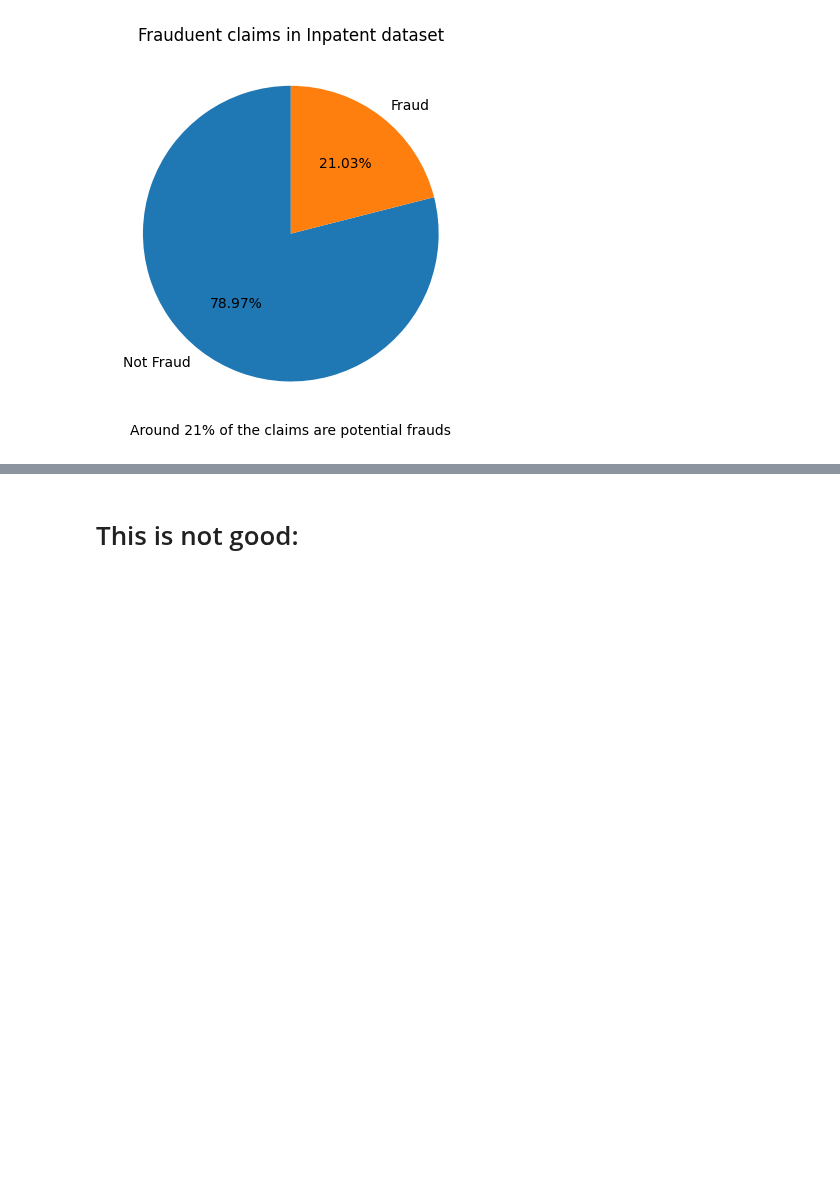
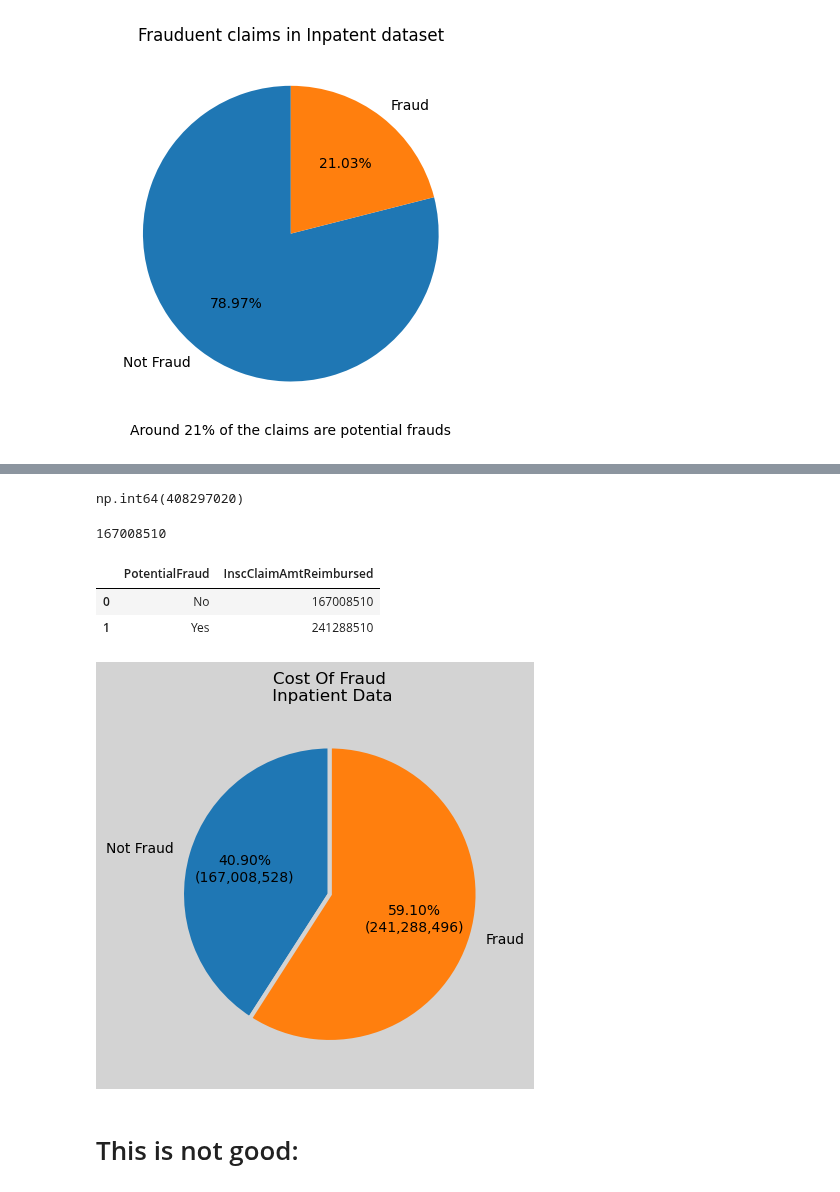
Before and after one commit to ChTomer/MyCapstone, a Jupyter notebook: HealthCareFraudProjectPitch/2inpatiant.ipynb, the cells around one changed output, grey strips where cells are left out. Drawn from its saved outputs; the diff is of its cells as text; code cells hidden in the pictures; blank space fills up the shorter version.

Commit message:
add cost of fraud piecharts in three files

```diff
--- a/HealthCareFraudProjectPitch/2inpatiant.ipynb
+++ b/HealthCareFraudProjectPitch/2inpatiant.ipynb
@@ -752,0 +755,3 @@ plt.show()
+# %%
+train_df = pd.read_csv('../Healthcare Provider Fraud Detection Analysis/Train-1542865627584.csv').rename(columns=clear_cols)
+train_df.sample()
@@ -752,0 +770,3 @@ plt.show()
+# %%
+grouped_provider = df.groupby('Provider')['InscClaimAmtReimbursed'].sum().reset_index()
+grouped_provider
@@ -752,0 +787,6 @@ plt.show()
+# %%
+cost_of_fraud = grouped_provider.merge(train_df,
+                                       on='Provider',
+                                       how='left').fillna(0)
+cost_of_fraud
+# Using left join will give the same number of rows for this specific case. Which is what I want
@@ -753,3 +824,49 @@ plt.show()
+# %%
+cost_of_fraud = cost_of_fraud.groupby(
+    'PotentialFraud'
+    )['InscClaimAmtReimbursed'].sum().reset_index()
+# %%
+df['InscClaimAmtReimbursed'].sum()
+# %% [output]
+np.int64(408297020)
+# %%
+408297020-241288510
+# %% [output]
+167008510
+# %%
+cost_of_fraud
+# %% [output]
+|  | PotentialFraud | InscClaimAmtReimbursed |
+| 0 | No | 167008510 |
+| 1 | Yes | 241288510 |
+# %%
+values = cost_of_fraud['InscClaimAmtReimbursed']
+
+fig, ax = plt.subplots()
+def make_autopct(values):
+    """
+    Returns a function that computes both the
+    percentage and the raw value for a pie slice.
+    """
+    def my_autopct(pct):
+        total = sum(values)
+        val = int(round(pct*total/100.0))
+        return f"{pct:.2f}%\n({val:,})"
+    return my_autopct
+
+fig.patch.set_facecolor('lightgray')
+ax.set_facecolor('lightgray')
+ax.pie(
+    values,
+    labels=['Not Fraud', 'Fraud'],
+    autopct=make_autopct(values),  # custom autopct
+    startangle=90,
+    wedgeprops = { 'linewidth' : 3, 'edgecolor' : 'lightgray' }
+)
+plt.title('Cost Of Fraud\n Inpatient Data')
+plt.show()
+# %% [output]
+[figure, added]
 # %% [markdown]
 # This is not good:
 # %%
```
Also changed, not shown: parts of 6 cells of this notebook, 2 other files.
